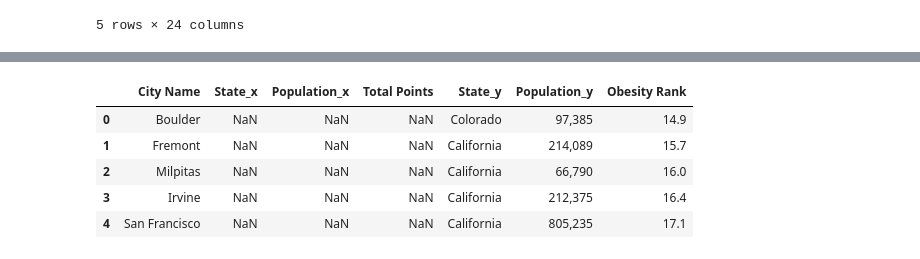
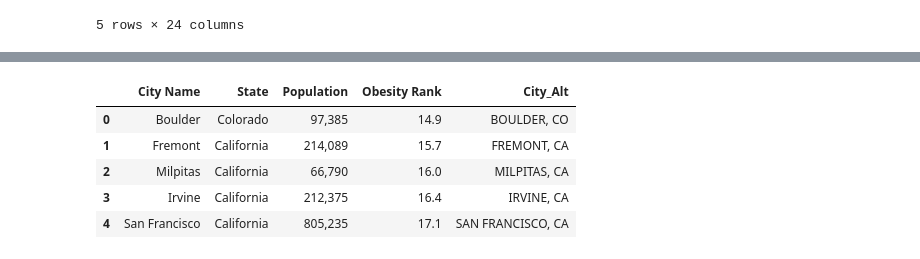
Before and after one commit to shouaschang/Projects, a Jupyter notebook: Project_1/Project.ipynb, the cells around one changed output, grey strips where cells are left out. Cells and saved outputs as stored; diff of their text form; code cells hidden in the pictures.

```diff
--- a/Project_1/Project.ipynb
+++ b/Project_1/Project.ipynb
@@ -150,11 +120,21 @@ bike_total_points.head()
-# %%
-merge_data = pd.merge(bike_df, obesity_data_df, on="City Name", how="right")
-
-merge_data.head()
-# %% [output]
-|  | City Name | State_x | Population_x | Total Points | State_y | Population_y | Obesity Rank |
-| 0 | Boulder | NaN | NaN | NaN | Colorado | 97,385 | 14.9 |
-| 1 | Fremont | NaN | NaN | NaN | California | 214,089 | 15.7 |
-| 2 | Milpitas | NaN | NaN | NaN | California | 66,790 | 16.0 |
-| 3 | Irvine | NaN | NaN | NaN | California | 212,375 | 16.4 |
-| 4 | San Francisco | NaN | NaN | NaN | California | 805,235 | 17.1 |
+# %%
+#create new dataframe with needed columns
+obesity_data_df = obesity_data_rn[['City Name', 'State', 'Population', 'Obesity Rank']]
+
+#sort column
+obesity_data_df = obesity_data_df.sort_values(["Obesity Rank"], ascending=[True])
+
+#combining two columns into one to match with column from bike score table to allow correct merge
+obesity_data_df['City_Alt'] = obesity_data_df['City Name'] + ", " + obesity_data_rn['StateAbbr']
+
+#making new column all upper case to match with column from bike score table to allow correct merge
+obesity_data_df['City_Alt'] = obesity_data_df['City_Alt'].str.upper()
+
+obesity_data_df.head()
+# %% [output]
+|  | City Name | State | Population | Obesity Rank | City_Alt |
+| 0 | Boulder | Colorado | 97,385 | 14.9 | BOULDER, CO |
+| 1 | Fremont | California | 214,089 | 15.7 | FREMONT, CA |
+| 2 | Milpitas | California | 66,790 | 16.0 | MILPITAS, CA |
+| 3 | Irvine | California | 212,375 | 16.4 | IRVINE, CA |
+| 4 | San Francisco | California | 805,235 | 17.1 | SAN FRANCISCO, CA |
```
Also changed, not shown: parts of 20 cells of this notebook, 1 other file.
